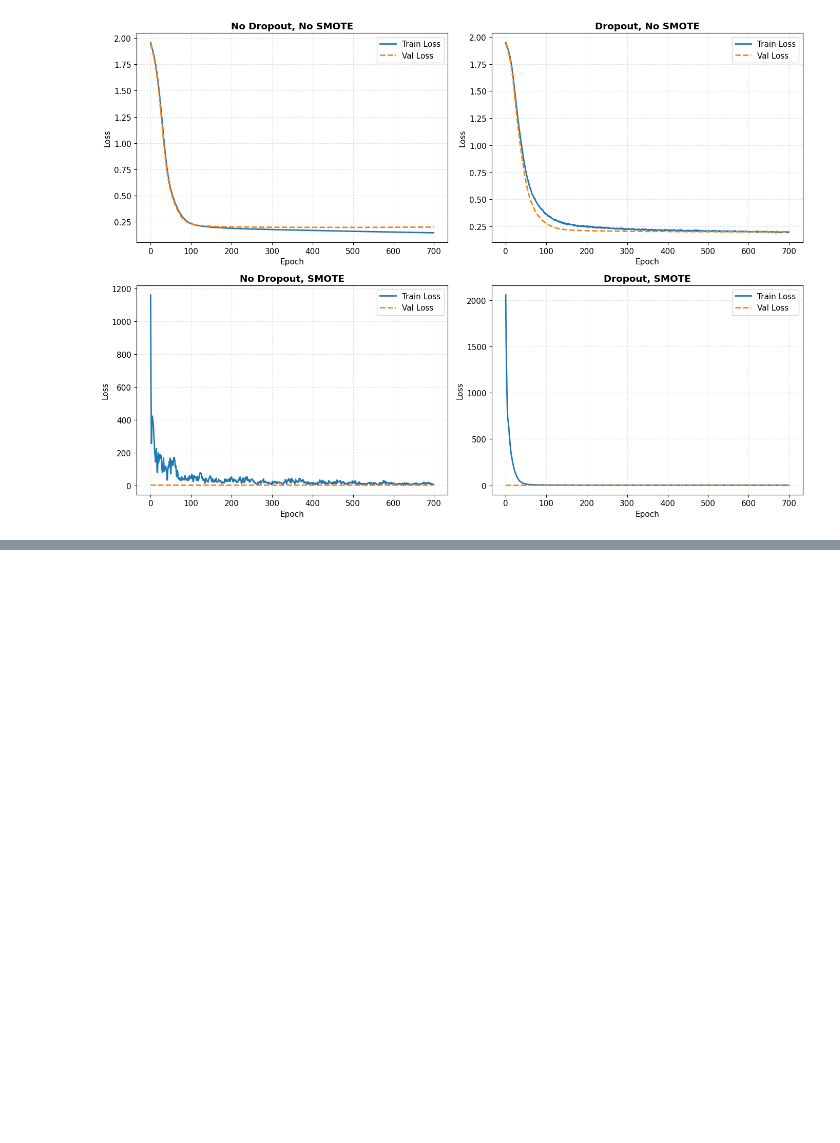
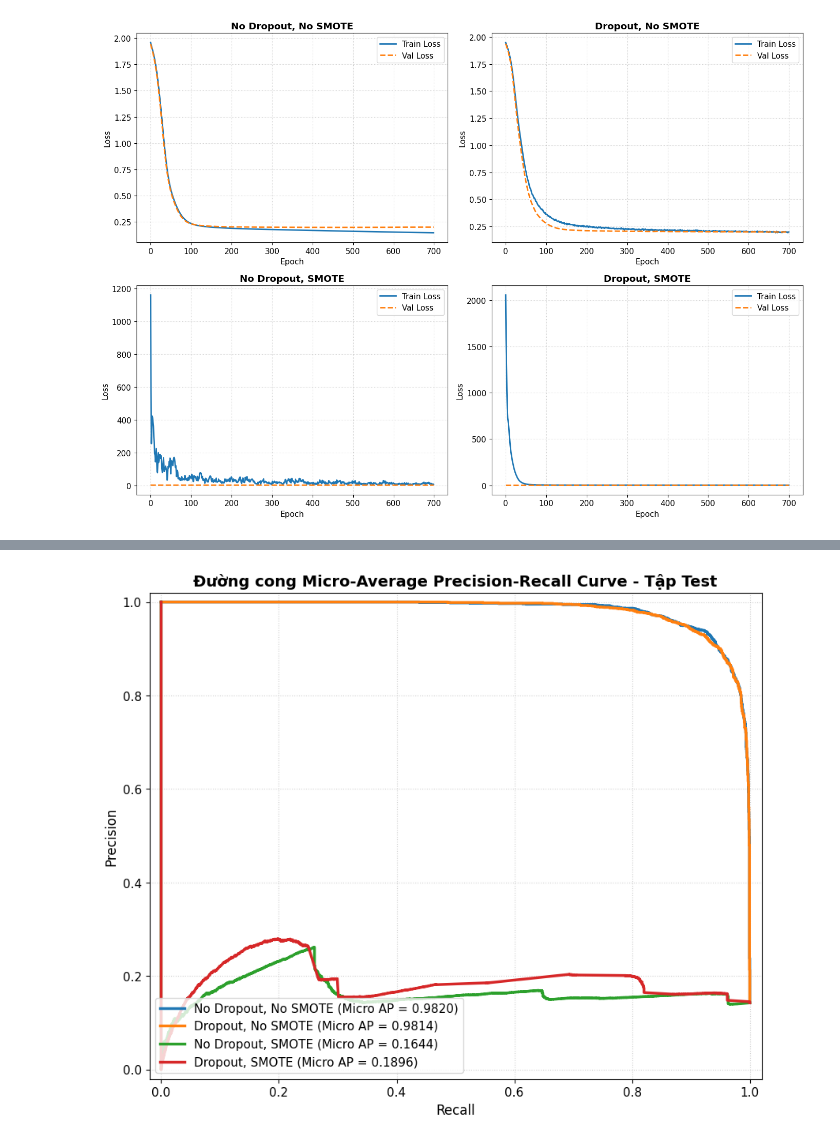
Before and after one commit to thuynguyenhuit/hocsau, a Jupyter notebook: Mô_hình_MLP_Dry_Bean.ipynb, the cells around one changed output, grey strips where cells are left out. Saved outputs shown, nothing was run; the diff lists cells and outputs as text; code cells hidden in the pictures; blank space fills up the shorter version.

```diff
--- a/Mô_hình_MLP_Dry_Bean.ipynb
+++ b/Mô_hình_MLP_Dry_Bean.ipynb
@@ -934,0 +876,59 @@ evaluate_model(
+# %%
+import matplotlib.pyplot as plt
+import numpy as np
+import torch
+import torch.nn.functional as F
+from sklearn.metrics import precision_recall_curve, average_precision_score
+from sklearn.preprocessing import label_binarize
+
+# Giả định số lớp (ví dụ: 3 lớp, 5 lớp...). Hãy đổi lại cho đúng với số lớp của bạn:
+num_classes = len(torch.unique(y_test_tensor))
+y_true = y_test_tensor.cpu().numpy()
+
+# Chuyển nhãn sang dạng One-hot vector
+y_true_binarized = label_binarize(y_true, classes=np.arange(num_classes))
+
+scenarios = [
+    {"name": "No Dropout, No SMOTE", "model": model_no_dropout},
+    {"name": "Dropout, No SMOTE", "model": model_dropout},
+    {"name": "No Dropout, SMOTE", "model": model_no_dropout_smote},
+    {"name": "Dropout, SMOTE", "model": model_dropout_smote},
+]
+
+plt.figure(figsize=(10, 8))
+colors = ["#1f77b4", "#ff7f0e", "#2ca02c", "#d62728"]
+
+for i, sc in enumerate(scenarios):
+    model = sc["model"]
+    model.eval()
+
+    with torch.no_grad():
+        outputs = model(X_test_tensor)
+        probabilities = F.softmax(outputs, dim=1).cpu().numpy()
+
+    # Tính toán Micro-average PR
+    precision, recall, _ = precision_recall_curve(
+        y_true_binarized.ravel(), probabilities.ravel()
+    )
+    ap_score = average_precision_score(
+        y_true_binarized, probabilities, average="micro"
+    )
+
+    plt.plot(
+        recall,
+        precision,
+        color=colors[i],
+        linewidth=2.5,
+        label=f"{sc['name']} (Micro AP = {ap_score:.4f})",
+    )
+
+plt.title("Đường cong Micro-Average Precision-Recall Curve - Tập Test", fontsize=14, fontweight="bold")
+plt.xlabel("Recall", fontsize=12)
+plt.ylabel("Precision", fontsize=12)
+plt.xlim([-0.02, 1.02])
+plt.ylim([-0.02, 1.02])
+plt.grid(True, linestyle=":", alpha=0.6)
+plt.legend(loc="lower left", fontsize=11)
+plt.show()
+# %% [output]
+[figure, added]
```
Also changed, not shown: parts of 15 cells of this notebook.
